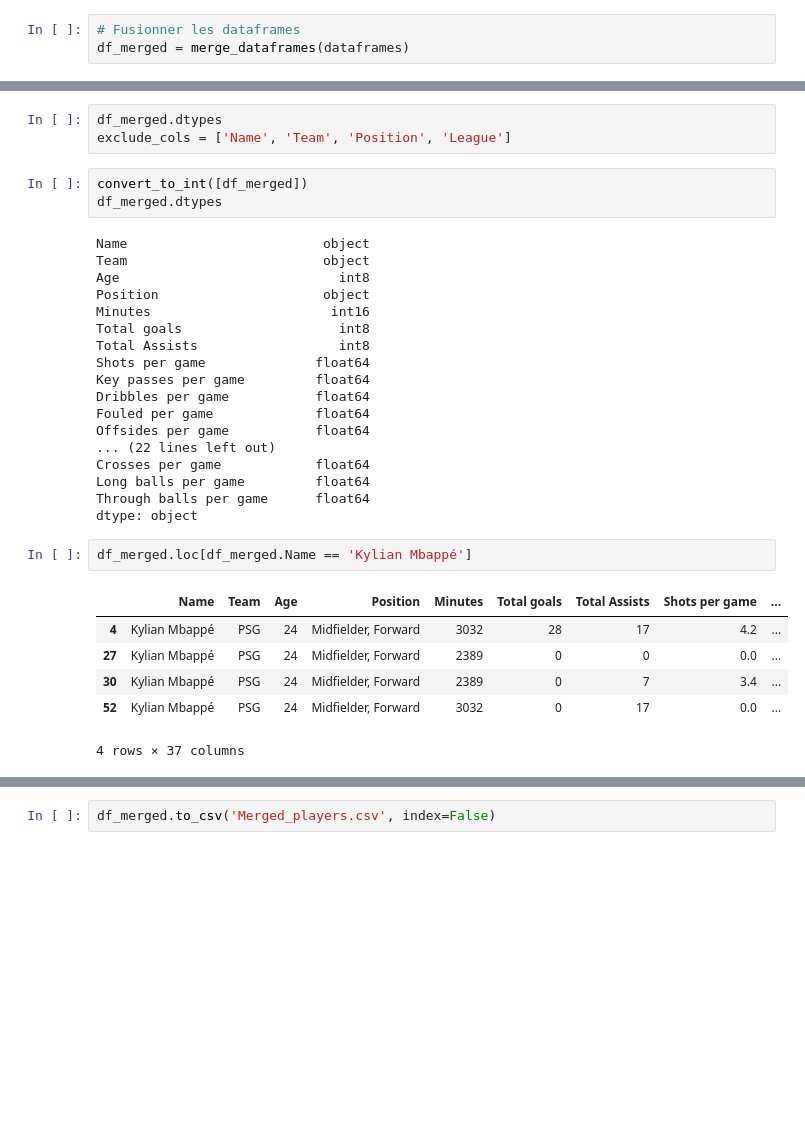
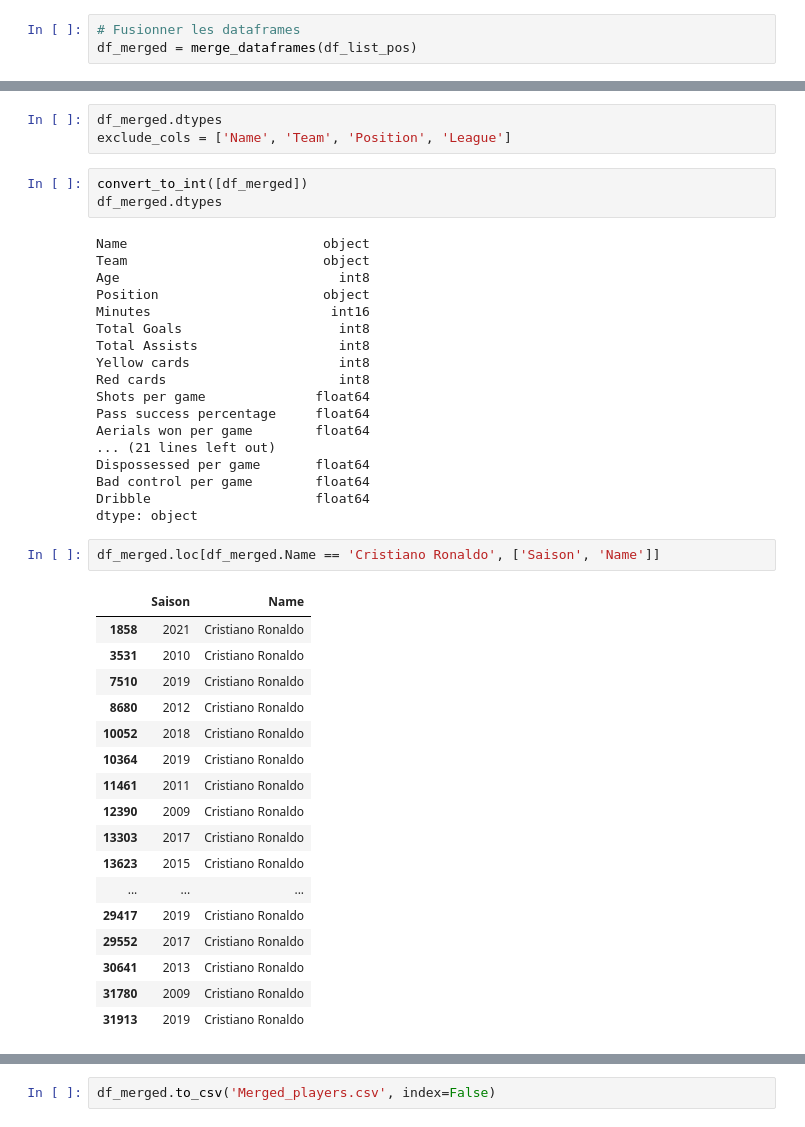
Before and after one commit to lbenyamin/Skoot, a Jupyter notebook: Preprocessing/Preprocessing_Whoscored/Preprocessing_Whoscored_Data.ipynb, the cells around one changed output, grey strips where cells are left out. Drawn from its saved outputs; the diff is of its cells as text; blank space fills up the shorter version.

```diff
--- a/Preprocessing/Preprocessing_Whoscored/Preprocessing_Whoscored_Data.ipynb
+++ b/Preprocessing/Preprocessing_Whoscored/Preprocessing_Whoscored_Data.ipynb
@@ -1128,7 +1108,7 @@ df_midfield.loc[df_midfield.Name == 'Kylian Mbappé']
 # Merge All Database :
 # %%
 # Fusionner les dataframes
-df_merged = merge_dataframes(dataframes)
+df_merged = merge_dataframes(df_list_pos)
 # %%
 df_merged
 # %% [output]
@@ -1184,24 +1154,35 @@ Team                         object
 Age                            int8
 Position                     object
 Minutes                       int16
-Total goals                    int8
+Total Goals                    int8
 Total Assists                  int8
+Yellow cards                   int8
+Red cards                      int8
 Shots per game              float64
-Key passes per game         float64
-Dribbles per game           float64
-Fouled per game             float64
-Offsides per game           float64
-... (22 lines left out)
-Crosses per game            float64
-Long balls per game         float64
-Through balls per game      float64
+Pass success percentage     float64
+Aerials won per game        float64
+... (21 lines left out)
+Dispossessed per game       float64
+Bad control per game        float64
+Dribble                     float64
 dtype: object
 # %%
-df_merged.loc[df_merged.Name == 'Kylian Mbappé']
+df_merged.loc[df_merged.Name == 'Cristiano Ronaldo', ['Saison', 'Name']]
 # %% [output]
-|  | Name | Team | Age | Position | Minutes | Total goals | Total Assists | Shots per game | ... |
-| 4 | Kylian Mbappé | PSG | 24 | Midfielder, Forward | 3032 | 28 | 17 | 4.2 | ... |
-| 27 | Kylian Mbappé | PSG | 24 | Midfielder, Forward | 2389 | 0 | 0 | 0.0 | ... |
-| 30 | Kylian Mbappé | PSG | 24 | Midfielder, Forward | 2389 | 0 | 7 | 3.4 | ... |
-| 52 | Kylian Mbappé | PSG | 24 | Midfielder, Forward | 3032 | 0 | 17 | 0.0 | ... |
+|  | Saison | Name |
+| 1858 | 2021 | Cristiano Ronaldo |
+| 3531 | 2010 | Cristiano Ronaldo |
+| 7510 | 2019 | Cristiano Ronaldo |
+| 8680 | 2012 | Cristiano Ronaldo |
+| 10052 | 2018 | Cristiano Ronaldo |
+| 10364 | 2019 | Cristiano Ronaldo |
+| 11461 | 2011 | Cristiano Ronaldo |
+| 12390 | 2009 | Cristiano Ronaldo |
+| 13303 | 2017 | Cristiano Ronaldo |
+| 13623 | 2015 | Cristiano Ronaldo |
+| ... | ... | ... |
+| 29417 | 2019 | Cristiano Ronaldo |
+| 29552 | 2017 | Cristiano Ronaldo |
+| 30641 | 2013 | Cristiano Ronaldo |
+| 31780 | 2009 | Cristiano Ronaldo |
+| 31913 | 2019 | Cristiano Ronaldo |
-4 rows × 37 columns
```
Also changed, not shown: parts of 12 cells of this notebook.
